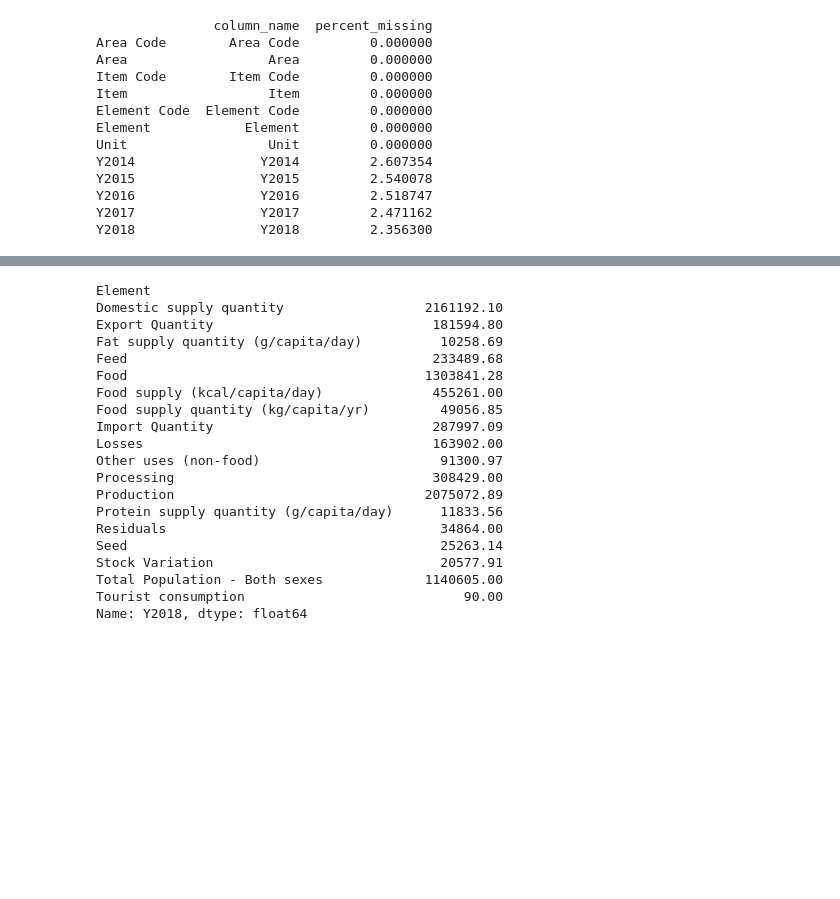
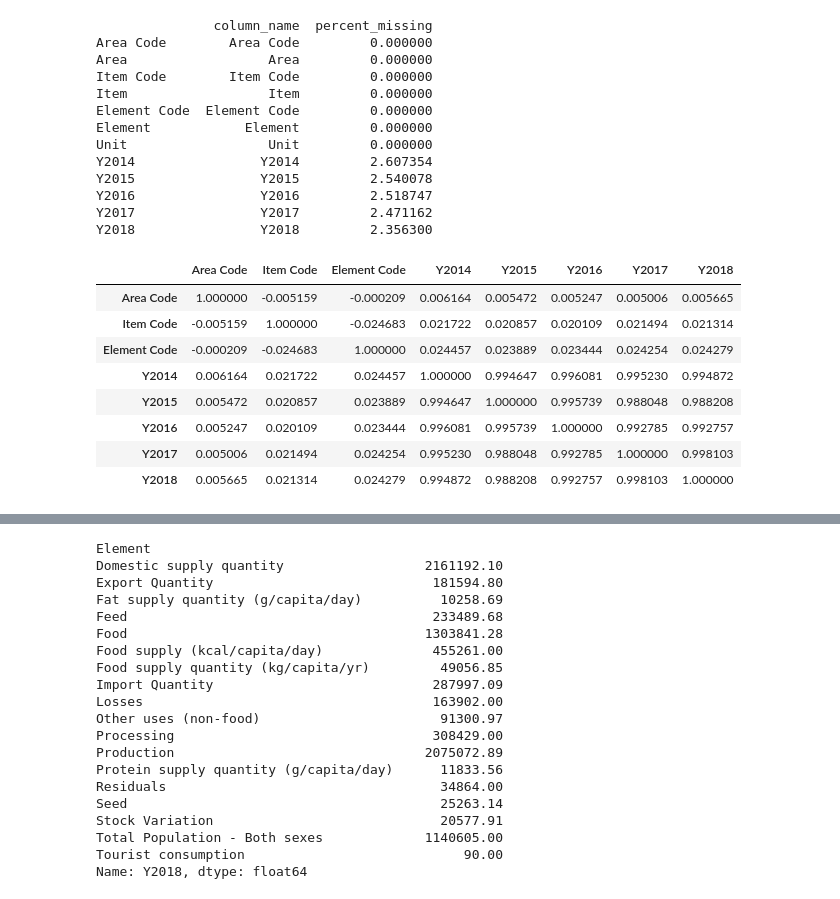
Before and after one commit to promisephilip/Hamoye-Stage-A-Assessment, a Jupyter notebook: Assessment.ipynb, the cells around one changed output, grey strips where cells are left out. Saved outputs shown, nothing was run; the diff lists cells and outputs as text; code cells hidden in the pictures; blank space fills up the shorter version.

```diff
--- a/Assessment.ipynb
+++ b/Assessment.ipynb
@@ -83,6 +83,17 @@ Y2017                Y2017         2.471162
 Y2018                Y2018         2.356300
 # %%
 #QUESTION 14
+df.corr()
+# %% [output]
+|  | Area Code | Item Code | Element Code | Y2014 | Y2015 | Y2016 | Y2017 | Y2018 |
+| Area Code | 1.000000 | -0.005159 | -0.000209 | 0.006164 | 0.005472 | 0.005247 | 0.005006 | 0.005665 |
+| Item Code | -0.005159 | 1.000000 | -0.024683 | 0.021722 | 0.020857 | 0.020109 | 0.021494 | 0.021314 |
+| Element Code | -0.000209 | -0.024683 | 1.000000 | 0.024457 | 0.023889 | 0.023444 | 0.024254 | 0.024279 |
+| Y2014 | 0.006164 | 0.021722 | 0.024457 | 1.000000 | 0.994647 | 0.996081 | 0.995230 | 0.994872 |
+| Y2015 | 0.005472 | 0.020857 | 0.023889 | 0.994647 | 1.000000 | 0.995739 | 0.988048 | 0.988208 |
+| Y2016 | 0.005247 | 0.020109 | 0.023444 | 0.996081 | 0.995739 | 1.000000 | 0.992785 | 0.992757 |
+| Y2017 | 0.005006 | 0.021494 | 0.024254 | 0.995230 | 0.988048 | 0.992785 | 1.000000 | 0.998103 |
+| Y2018 | 0.005665 | 0.021314 | 0.024279 | 0.994872 | 0.988208 | 0.992757 | 0.998103 | 1.000000 |
 # %%
 #QUESTION 15
 df.groupby('Element').sum()
```
